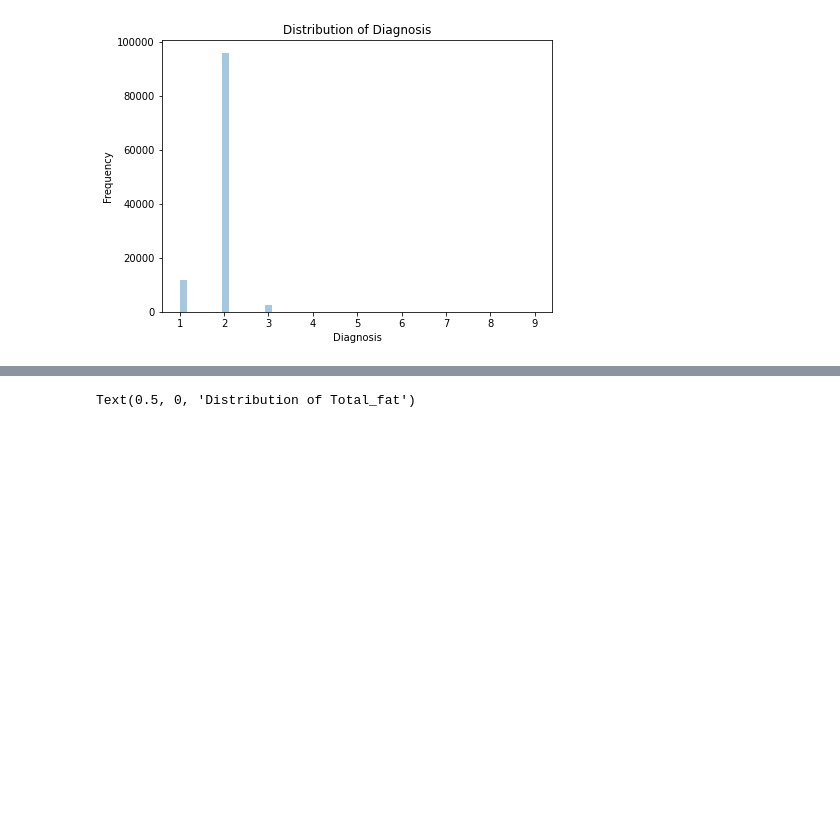
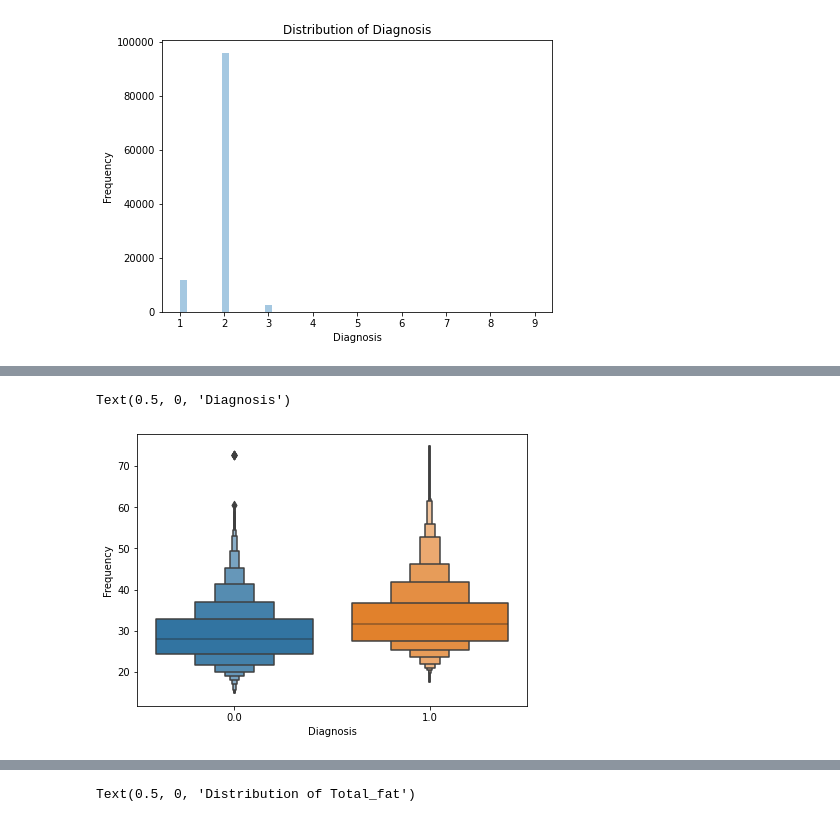
Before and after one commit to BuckleyDowdle/spark_diabetes, a Jupyter notebook: data_exploration.ipynb, the cells around one changed output, grey strips where cells are left out. Drawn from its saved outputs; the diff is of its cells as text; code cells hidden in the pictures; blank space fills up the shorter version.

```diff
--- a/data_exploration.ipynb
+++ b/data_exploration.ipynb
@@ -118,0 +155,8 @@ Text(0.5, 6.79999999999999, 'Diagnosis')
+# %%
+plt.figure(figsize=(7,5))
+sns.boxenplot(x='label', y='BMI', data=df_new)
+plt.ylabel('Frequency')
+plt.xlabel('Diagnosis')
+# %% [output]
+Text(0.5, 0, 'Diagnosis')
+[figure, added]
```
Also changed, not shown: parts of 18 cells of this notebook.
